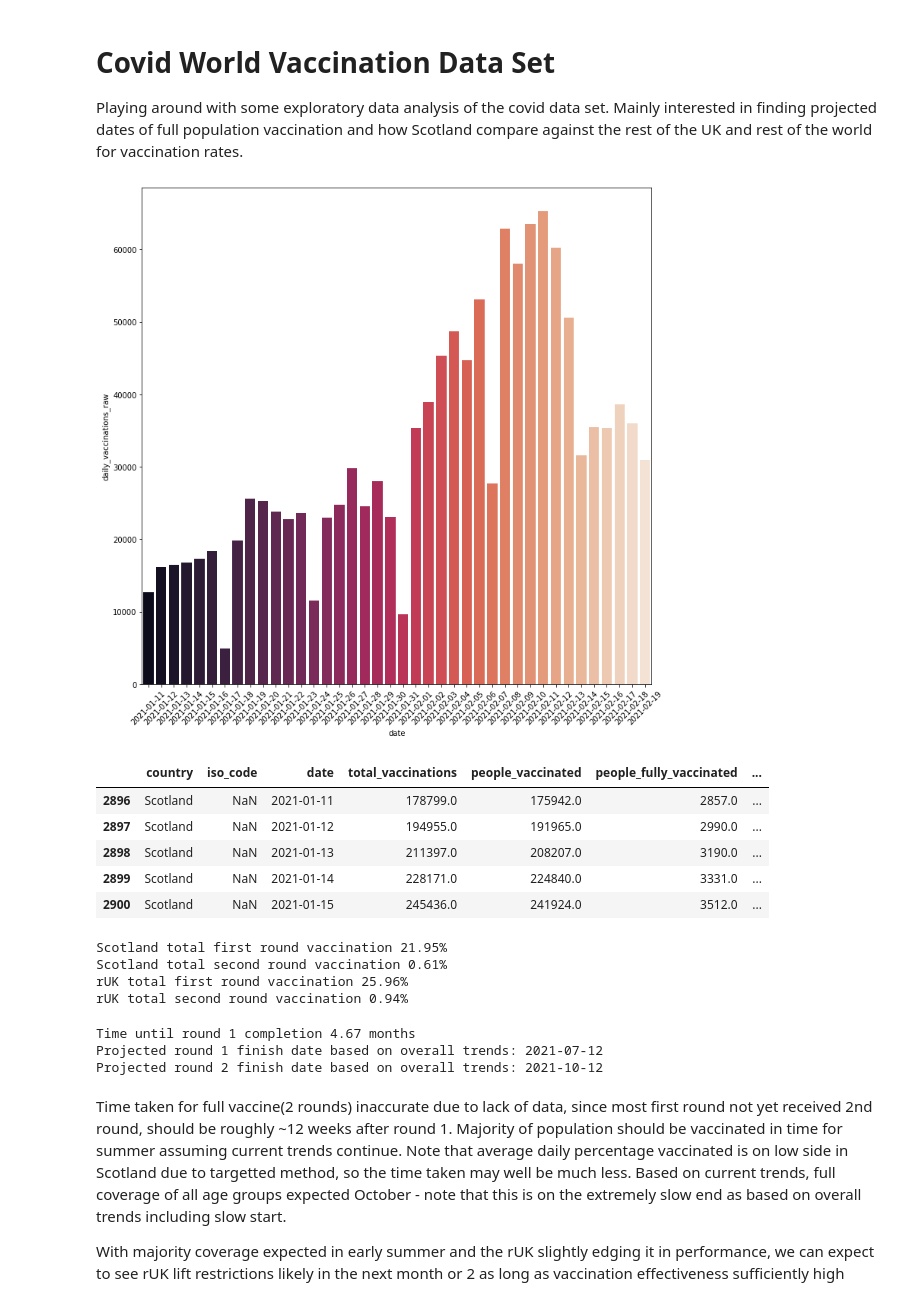
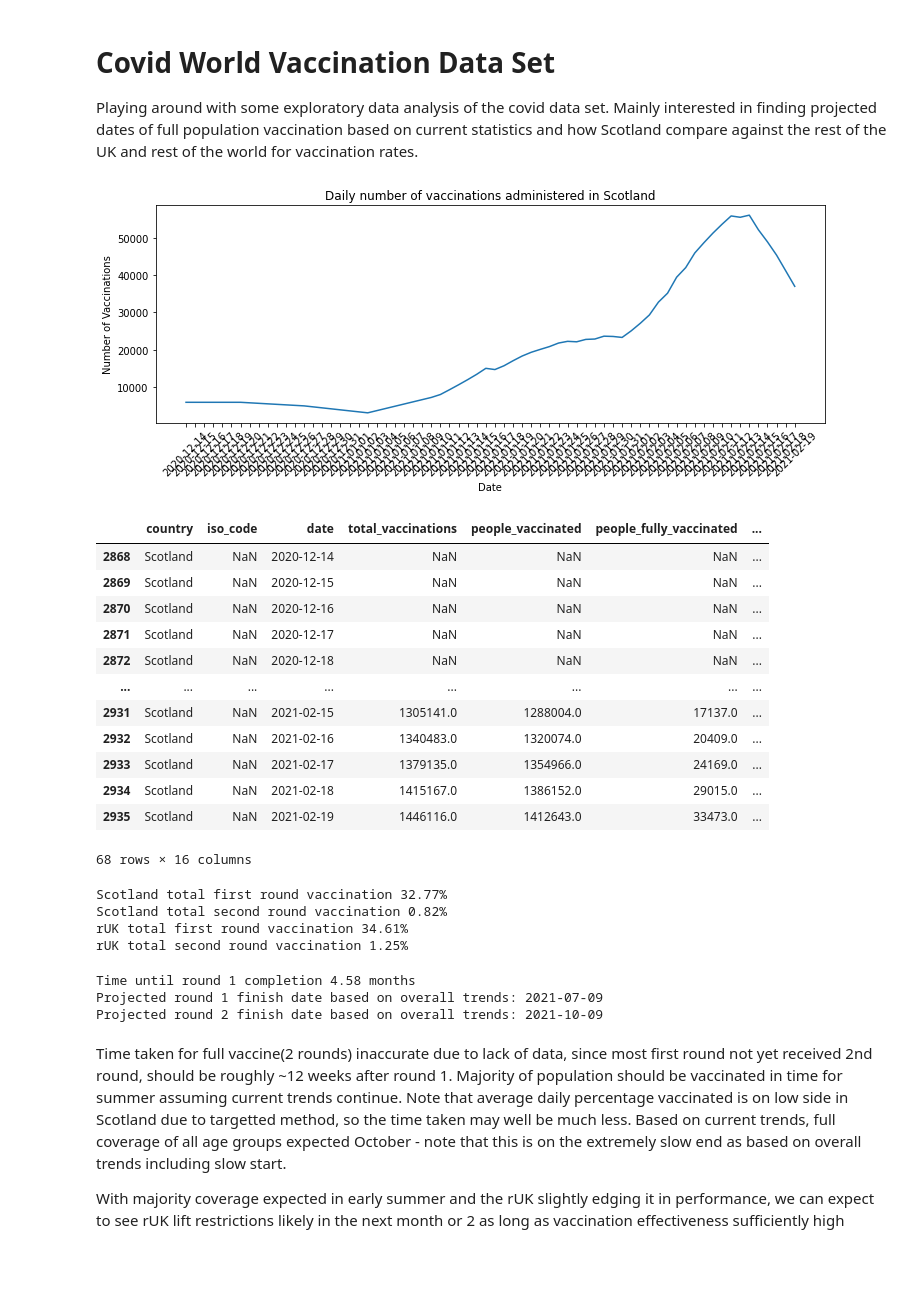
Before and after one commit to LKPhys/machinelearning, a Jupyter notebook: CovidVaccStats.ipynb, the cells around one changed output. Drawn from its saved outputs; the diff is of its cells as text; code cells hidden in the pictures; blank space fills up the shorter version.

```diff
--- a/CovidVaccStats.ipynb
+++ b/CovidVaccStats.ipynb
@@ -2,7 +2,7 @@
 # Covid World Vaccination Data Set
 
 
-Playing around with some exploratory data analysis of the covid data set. Mainly interested in finding projected dates of full population vaccination and how Scotland compare against the rest of the UK and rest of the world for vaccination rates.
+Playing around with some exploratory data analysis of the covid data set. Mainly interested in finding projected dates of full population vaccination based on current statistics and how Scotland compare against the rest of the UK and rest of the world for vaccination rates.
 # %%
 import pandas as pd
 import numpy as np
@@ -14,42 +14,51 @@ from dateutil.relativedelta import relativedelta
 df = pd.read_csv('DATA/country_vaccinations.csv')
 # %%
 scotland = df[df['country'] == 'Scotland'] # extracting scottish data
-scopop = 5.454e6
+scopop = 5.454e6 * 0.75  # accounting for uptake
 
-scotland = scotland[scotland['daily_vaccinations_raw'].notna()]
-scotland['daily_perc'] = (scotland['daily_vaccinations_raw']/scopop)*100
+scotland = scotland[scotland['daily_vaccinations'].notna()]
+scotland['daily_perc'] = (scotland['daily_vaccinations']/scopop)*100
 
-plt.figure(figsize=(12,12))
-plot = sns.barplot(x='date', y='daily_vaccinations_raw', data=scotland, palette="rocket")
-
-for item in plot.get_xticklabels():
-    item.set_rotation(45)
+plt.figure(figsize=(12, 4))
+plt.plot(scotland.date, scotland.daily_vaccinations)
+plt.xticks(rotation=45)
+plt.title('Daily number of vaccinations administered in Scotland')
+plt.xlabel('Date')
+plt.ylabel('Number of Vaccinations')
+plt.show()
 # %% [output]
-[figure, old version]
+[figure, new version]
 # %%
-scotland.head()
+scotland.head(100)
 # %% [output]
 |  | country | iso_code | date | total_vaccinations | people_vaccinated | people_fully_vaccinated | ... |
-| 2896 | Scotland | NaN | 2021-01-11 | 178799.0 | 175942.0 | 2857.0 | ... |
-| 2897 | Scotland | NaN | 2021-01-12 | 194955.0 | 191965.0 | 2990.0 | ... |
-| 2898 | Scotland | NaN | 2021-01-13 | 211397.0 | 208207.0 | 3190.0 | ... |
-| 2899 | Scotland | NaN | 2021-01-14 | 228171.0 | 224840.0 | 3331.0 | ... |
-| 2900 | Scotland | NaN | 2021-01-15 | 245436.0 | 241924.0 | 3512.0 | ... |
+| 2868 | Scotland | NaN | 2020-12-14 | NaN | NaN | NaN | ... |
+| 2869 | Scotland | NaN | 2020-12-15 | NaN | NaN | NaN | ... |
+| 2870 | Scotland | NaN | 2020-12-16 | NaN | NaN | NaN | ... |
+| 2871 | Scotland | NaN | 2020-12-17 | NaN | NaN | NaN | ... |
+| 2872 | Scotland | NaN | 2020-12-18 | NaN | NaN | NaN | ... |
+| ... | ... | ... | ... | ... | ... | ... | ... |
+| 2931 | Scotland | NaN | 2021-02-15 | 1305141.0 | 1288004.0 | 17137.0 | ... |
+| 2932 | Scotland | NaN | 2021-02-16 | 1340483.0 | 1320074.0 | 20409.0 | ... |
+| 2933 | Scotland | NaN | 2021-02-17 | 1379135.0 | 1354966.0 | 24169.0 | ... |
+| 2934 | Scotland | NaN | 2021-02-18 | 1415167.0 | 1386152.0 | 29015.0 | ... |
+| 2935 | Scotland | NaN | 2021-02-19 | 1446116.0 | 1412643.0 | 33473.0 | ... |
+68 rows × 16 columns
 # %%
 #rUK
 
 england = df[df['country'] == 'England']
-england = england[england['daily_vaccinations_raw'].notna()]
-engpop = 55.98e6
+england = england[england['daily_vaccinations'].notna()]
+engpop = 55.98e6*0.75
 
 Wales = df[df['country'] == 'Wales']
-Wales = Wales[Wales['daily_vaccinations_raw'].notna()]
-walespop = 3.136e6
+Wales = Wales[Wales['daily_vaccinations'].notna()]
+walespop = 3.136e6*0.75
 
 
 NI = df[df['country'] == 'Northern Ireland']
-NI = NI[NI['daily_vaccinations_raw'].notna()]
-nipop = 1.885e6
+NI = NI[NI['daily_vaccinations'].notna()]
+nipop = 1.885e6*0.75
 
 rUKtotal1 = england['people_vaccinated'].max() + Wales['people_vaccinated'].max() + NI['people_vaccinated'].max()
 rUKtotal2 = england['people_fully_vaccinated'].max() + Wales['people_fully_vaccinated'].max() + NI['people_fully_vaccinated'].max()
@@ -62,10 +71,10 @@ print('Scotland total first round vaccination {:.2f}%'.format(perc1st))
 print('Scotland total second round vaccination {:.2f}%'.format(perc2nd))
 print('rUK total first round vaccination {:.2f}% \nrUK total second round vaccination {:.2f}%'.format(rUKtotal1*100/rUKpop, rUKtotal2*100/rUKpop))
 # %% [output]
-Scotland total first round vaccination 21.95%
-Scotland total second round vaccination 0.61%
-rUK total first round vaccination 25.96%
-rUK total second round vaccination 0.94%
+Scotland total first round vaccination 32.77%
+Scotland total second round vaccination 0.82%
+rUK total first round vaccination 34.61%
+rUK total second round vaccination 1.25%
 # %%
 n = scotland['country'].count()
 
@@ -85,9 +94,9 @@ end = date.today() + relativedelta(months=+month, days=+day)
 end2 = date.today() + relativedelta(months=+(month+3), days=+day)
 print('Projected round 1 finish date based on overall trends: {}\nProjected round 2 finish date based on overall trends: {}'.format(end, end2))
 # %% [output]
-Time until round 1 completion 4.67 months
-Projected round 1 finish date based on overall trends: 2021-07-12
-Projected round 2 finish date based on overall trends: 2021-10-12
+Time until round 1 completion 4.58 months
+Projected round 1 finish date based on overall trends: 2021-07-09
+Projected round 2 finish date based on overall trends: 2021-10-09
 # %% [markdown]
 Time taken for full vaccine(2 rounds) inaccurate due to lack of data, since most first round not yet received 2nd round, should be roughly ~12 weeks after round 1. Majority of population should be vaccinated in time for summer assuming current trends continue. Note that average daily percentage vaccinated is on low side in Scotland due to targetted method, so the time taken may well be much less. Based on current trends, full coverage of all age groups expected October - note that this is on the extremely slow end as based on overall trends including slow start.
 
```
Also changed, not shown: parts of 4 cells of this notebook.
